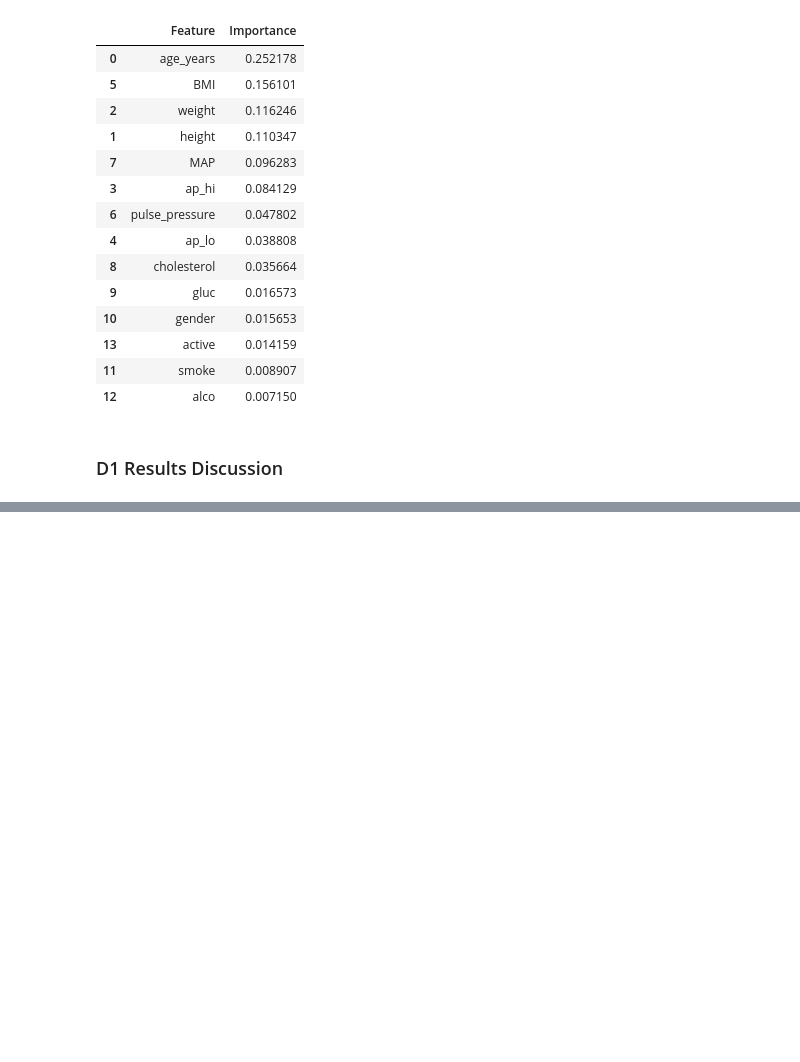
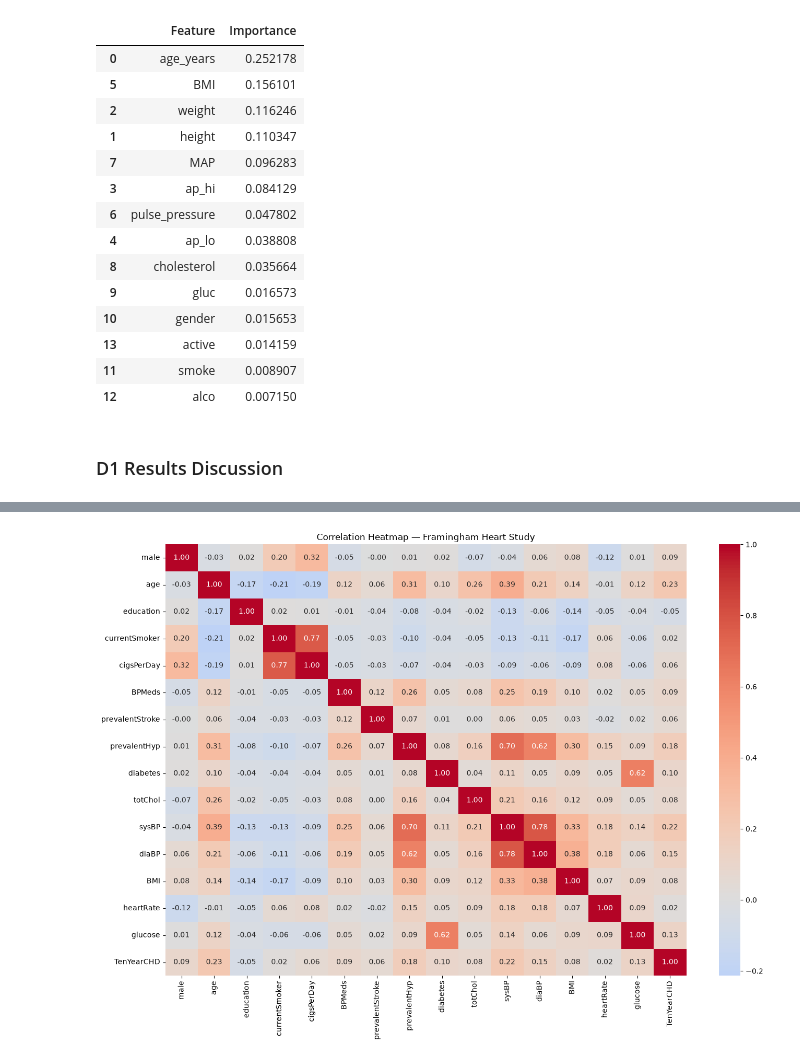
Before and after one commit to parvathy-jk/cardiovascular-risk-prediction, a Jupyter notebook: cardiovascular_case_study.ipynb, the cells around one changed output, grey strips where cells are left out. Saved outputs shown, nothing was run; the diff lists cells and outputs as text; code cells hidden in the pictures; blank space fills up the shorter version.

```diff
--- a/cardiovascular_case_study.ipynb
+++ b/cardiovascular_case_study.ipynb
@@ -825,0 +1000,19 @@ display(d1_feature_importance)
+# %%
+
+plt.figure(figsize=(14, 10))
+
+correlation_d2 = framingham_df.corr(numeric_only=True)
+
+sns.heatmap(
+    correlation_d2,
+    annot=True,
+    fmt=".2f",
+    cmap="coolwarm",
+    center=0
+)
+
+plt.title("Correlation Heatmap — Framingham Heart Study")
+plt.tight_layout()
+plt.show()
+# %% [output]
+[figure, added]
```
Also changed, not shown: parts of 24 cells of this notebook.
